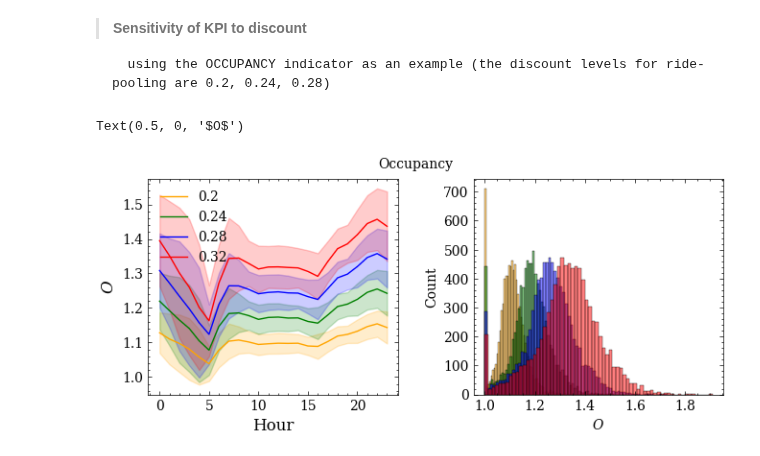
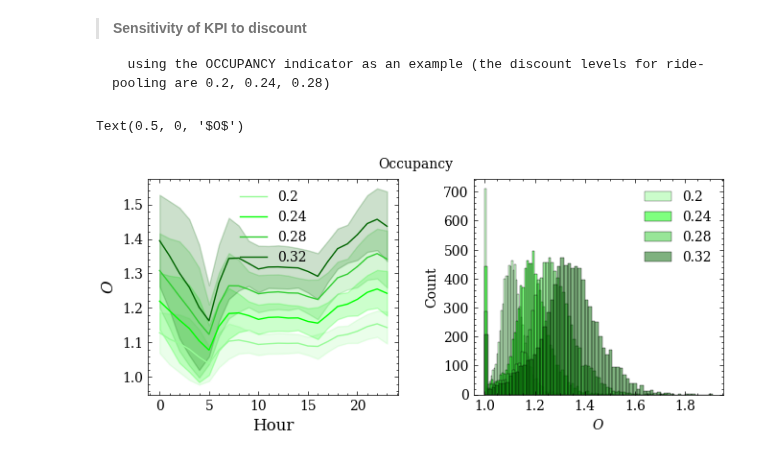
Before and after one commit to OlhaShulikaUJ/ExMAS-plotting, a Jupyter notebook: NYC KPI DA.ipynb, the cells around one changed output. Cells and saved outputs as stored; diff of their text form; code cells hidden in the pictures.

```diff
--- a/NYC KPI DA.ipynb
+++ b/NYC KPI DA.ipynb
@@ -330,44 +330,49 @@ from cycler import cycler
 fig, axes = plt.subplots(1,2, figsize = (6,3))
 axes = axes.flatten()
 
-plt.suptitle('Occupancy', x=0.5, y=0.95, ha='left', va='center', fontsize=10)
+plt.suptitle('Occupancy', x=0.5, y=0.95, ha='left', va='center', fontsize=10) # Occupancy with standard deviation. Working day
 plt.subplots_adjust(left=0.1,
                     bottom=0.15,
                     right=1.1,
                     top=0.9,
                     wspace=0.3,
                     hspace=0.45)
 
 ax=axes[0]
 to_plot = df1[(df1.shared_discount == 0.2)]
 sns.lineplot(data = to_plot, x = 'hour', y = 'Occupancy', label = '0.2',
-                 ax = ax, color='orange', errorbar ='sd', linewidth=1.0)
+                 ax = ax, color='palegreen', errorbar ='sd', linewidth=1.0)
 to_plot = df1[(df1.shared_discount == 0.24)]
 sns.lineplot(data = to_plot, x = 'hour', y = 'Occupancy', label = '0.24',
-                 ax = ax, color='green', errorbar ='sd', linewidth=1.0)
+                 ax = ax, color='lime', errorbar ='sd', linewidth=1.0)
 to_plot = df1[(df1.shared_discount == 0.28)]
 sns.lineplot(data = to_plot, x = 'hour', y = 'Occupancy', label = '0.28',
-                 ax = ax, color='blue', errorbar ='sd', linewidth=1.0)
+                 ax = ax, color='limegreen', errorbar ='sd', linewidth=1.0)
 to_plot = df[(df.shared_discount == 0.32)]
 sns.lineplot(data = to_plot, x = 'hour', y = 'Occupancy', label = '0.32',
-                 ax = ax, color='red', errorbar ='sd', linewidth=1.0)
+                 ax = ax, color='darkgreen', errorbar ='sd', linewidth=1.0)
 ax.set_ylabel("$O$", fontsize=12)
 ax.set_xlabel("Hour", fontsize=12)
+ax.legend(loc='upper center')
 
 ax=axes[1]
 to_plot = df1[(df1.shared_discount == 0.2)]
-sns.histplot(data = to_plot, x = 'Occupancy', hue = 'shared_discount', palette=['orange'], ax = ax)
+sns.histplot(data = to_plot, x = 'Occupancy', hue = 'shared_discount',
+             palette=['palegreen'], label = '0.2',ax = ax)
 to_plot = df1[(df1.shared_discount == 0.24)]
-sns.histplot(data = to_plot, x = 'Occupancy', hue = 'shared_discount', palette=['green'], ax = ax)
+sns.histplot(data = to_plot, x = 'Occupancy', hue = 'shared_discount',
+             palette=['lime'], label = '0.24',ax = ax)
 to_plot = df1[(df1.shared_discount == 0.28)]
-sns.histplot(data = to_plot, x = 'Occupancy', hue = 'shared_discount', palette=['blue'], ax = ax)
+sns.histplot(data = to_plot, x = 'Occupancy', hue = 'shared_discount',
+             palette=['limegreen'], label = '0.28', ax = ax)
 to_plot = df[(df.shared_discount == 0.32)]
-sns.histplot(data = to_plot, x = 'Occupancy', hue = 'shared_discount', palette=['red'], ax = ax)
+sns.histplot(data = to_plot, x = 'Occupancy', hue = 'shared_discount',
+             palette=['darkgreen'], label = '0.32', ax = ax)
 legend = ax.get_legend()
 handles = legend.legendHandles
 legend.remove()
-# ax.legend(handles, ['0.2', '0.24', '0.28', '0.32'], title=False)
+ax.legend(('0.2', '0.24', '0.28', '0.32'), loc='upper right')
 ax.set_xlabel("$O$", fontsize=10)
 # %% [output]
 Text(0.5, 0, '$O$')
-[figure, old version]
+[figure, new version]
```
Also changed, not shown: parts of 3 cells of this notebook.
